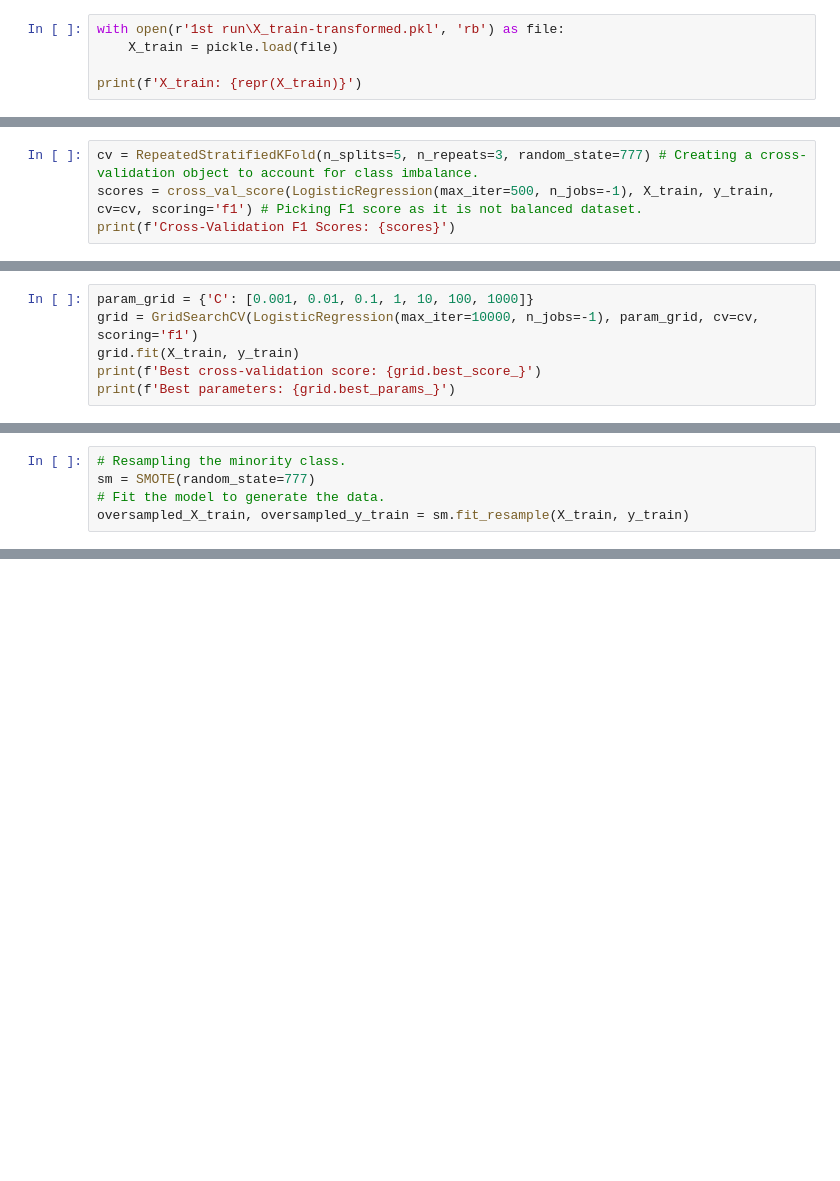
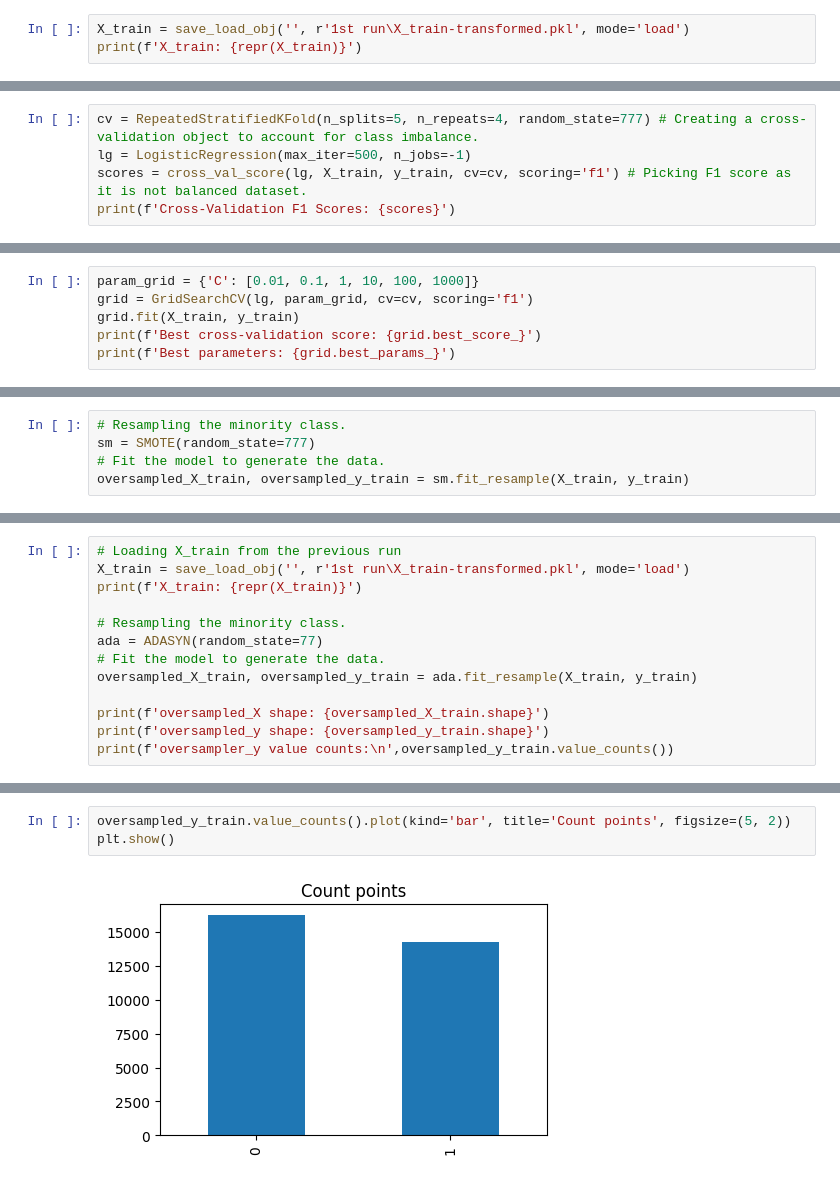
Before and after one commit to Folongton/NLP-Tweet-Classification, a Jupyter notebook: P4-NLP-Tweet-Classification.ipynb, the cells around one changed output, grey strips where cells are left out. Saved outputs shown, nothing was run; the diff lists cells and outputs as text; blank space fills up the shorter version.

```diff
--- a/P4-NLP-Tweet-Classification.ipynb
+++ b/P4-NLP-Tweet-Classification.ipynb
@@ -305,6 +349,4 @@ with open(r'1st run\X_train-transformed.pkl', 'wb') as file:
 # %%
-with open(r'1st run\X_train-transformed.pkl', 'rb') as file:
-    X_train = pickle.load(file)
-
+X_train = save_load_obj('', r'1st run\X_train-transformed.pkl', mode='load')
 print(f'X_train: {repr(X_train)}')
 # %% [output]
@@ -313,7 +355,8 @@ X_train: <257854x45199 sparse matrix of type '<class 'numpy.float64'>'
 # %% [markdown]
 * Now Let's try evaluating LogReg with cross validation and see what we get.
 # %%
-cv = RepeatedStratifiedKFold(n_splits=5, n_repeats=3, random_state=777) # Creating a cross-validation object to account for class imbalance.
-scores = cross_val_score(LogisticRegression(max_iter=500, n_jobs=-1), X_train, y_train, cv=cv, scoring='f1') # Picking F1 score as it is not balanced dataset.
+cv = RepeatedStratifiedKFold(n_splits=5, n_repeats=4, random_state=777) # Creating a cross-validation object to account for class imbalance.
+lg = LogisticRegression(max_iter=500, n_jobs=-1)
+scores = cross_val_score(lg, X_train, y_train, cv=cv, scoring='f1') # Picking F1 score as it is not balanced dataset.
 print(f'Cross-Validation F1 Scores: {scores}')
 # %% [output]
@@ -323,6 +367,6 @@ Cross-Validation F1 Scores: [0.403619   0.39083969 0.40408163 0.39101917 0.40386
 # %%
-param_grid = {'C': [0.001, 0.01, 0.1, 1, 10, 100, 1000]}
-grid = GridSearchCV(LogisticRegression(max_iter=10000, n_jobs=-1), param_grid, cv=cv, scoring='f1')
+param_grid = {'C': [0.01, 0.1, 1, 10, 100, 1000]}
+grid = GridSearchCV(lg, param_grid, cv=cv, scoring='f1')
 grid.fit(X_train, y_train)
 print(f'Best cross-validation score: {grid.best_score_}')
 print(f'Best parameters: {grid.best_params_}')
@@ -400,0 +440,13 @@ save_load_obj(grid, r'2nd run - SMOTE\un\LogReg-C-100-max_iter-10000.pkl', mode=
+# %%
+# Loading X_train from the previous run
+X_train = save_load_obj('', r'1st run\X_train-transformed.pkl', mode='load')
+print(f'X_train: {repr(X_train)}')
+
+# Resampling the minority class.
+ada = ADASYN(random_state=77)
+# Fit the model to generate the data.
+oversampled_X_train, oversampled_y_train = ada.fit_resample(X_train, y_train)
+
+print(f'oversampled_X shape: {oversampled_X_train.shape}')
+print(f'oversampled_y shape: {oversampled_y_train.shape}')
+print(f'oversampler_y value counts:\n',oversampled_y_train.value_counts())
@@ -400,0 +462,5 @@ save_load_obj(grid, r'2nd run - SMOTE\un\LogReg-C-100-max_iter-10000.pkl', mode=
+# %%
+oversampled_y_train.value_counts().plot(kind='bar', title='Count points', figsize=(5, 2))
+plt.show()
+# %% [output]
+[figure, added]
```
Also changed, not shown: parts of 58 cells of this notebook.
